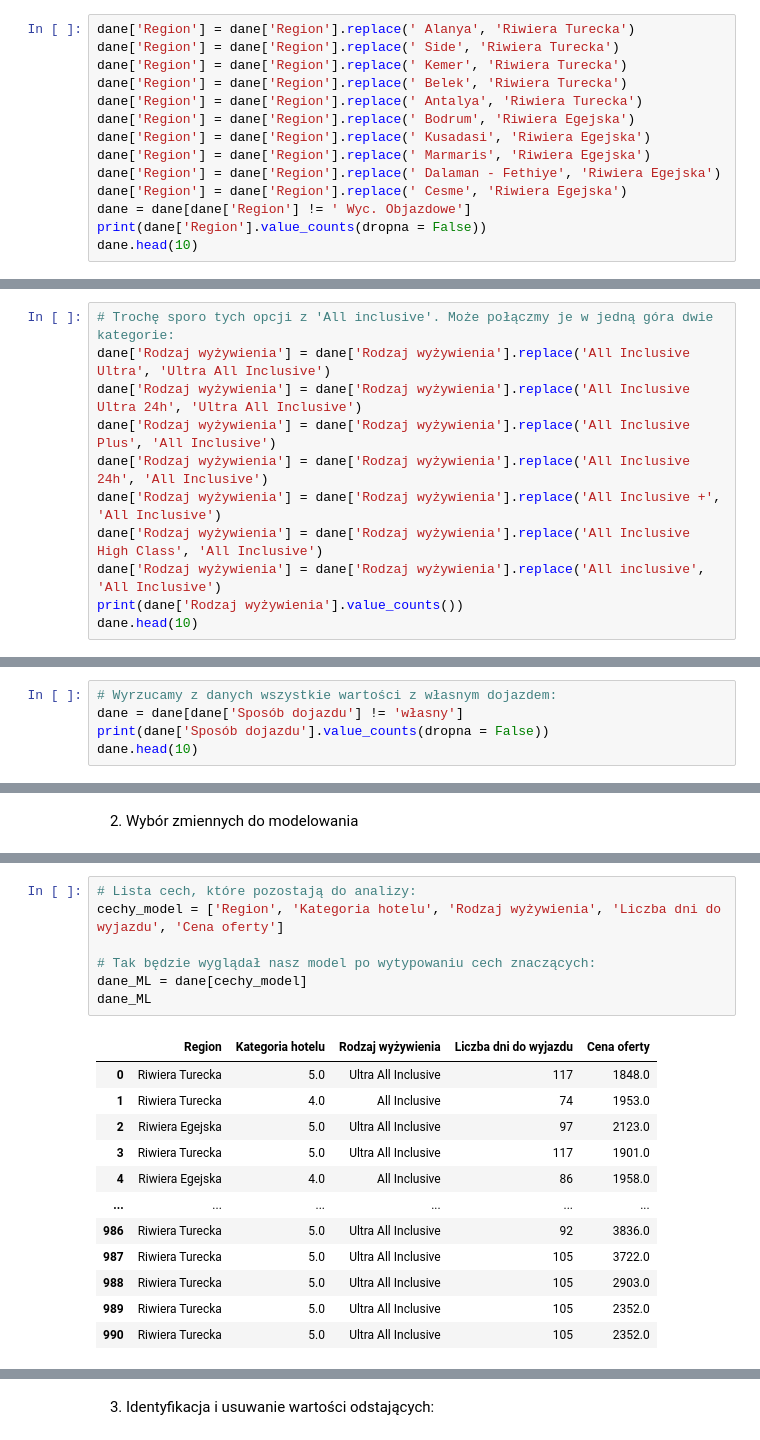
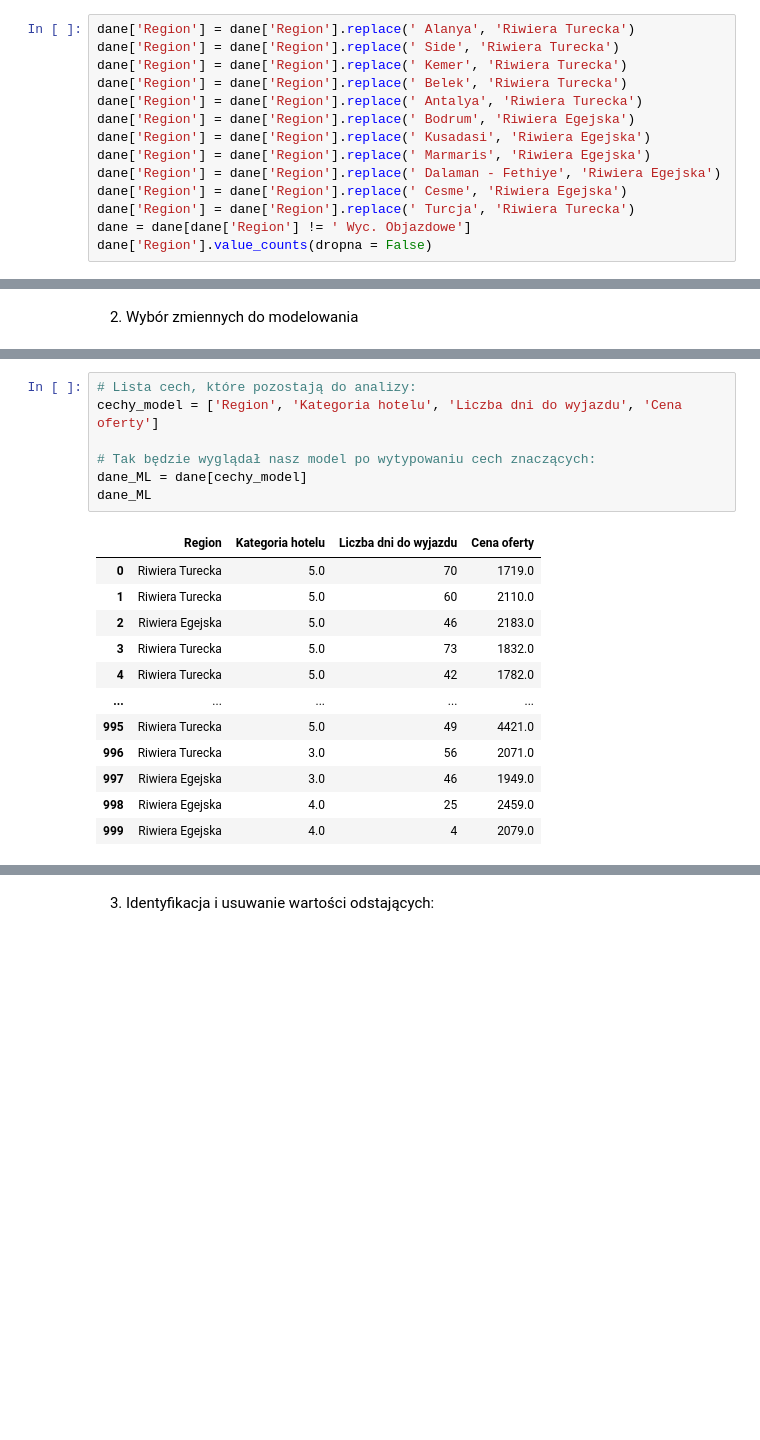
Before and after one commit to RobSpiewakowski/Public_repository, a Jupyter notebook: My_first_ML_project_with_scikit_learn.ipynb, the cells around one changed output, grey strips where cells are left out. Saved outputs shown, nothing was run; the diff lists cells and outputs as text; blank space fills up the shorter version.

```diff
--- a/My_first_ML_project_with_scikit_learn.ipynb
+++ b/My_first_ML_project_with_scikit_learn.ipynb
@@ -299,7 +264,7 @@ dane['Region'] = dane['Region'].replace(' Kusadasi', 'Riwiera Egejska')
 dane['Region'] = dane['Region'].replace(' Marmaris', 'Riwiera Egejska')
 dane['Region'] = dane['Region'].replace(' Dalaman - Fethiye', 'Riwiera Egejska')
 dane['Region'] = dane['Region'].replace(' Cesme', 'Riwiera Egejska')
+dane['Region'] = dane['Region'].replace(' Turcja', 'Riwiera Turecka')
 dane = dane[dane['Region'] != ' Wyc. Objazdowe']
-print(dane['Region'].value_counts(dropna = False))
-dane.head(10)
+dane['Region'].value_counts(dropna = False)
 # %% [output]
@@ -338,11 +273,0 @@ Name: Rodzaj wyżywienia, dtype: int64
-# %%
-# Trochę sporo tych opcji z 'All inclusive'. Może połączmy je w jedną góra dwie kategorie:
-dane['Rodzaj wyżywienia'] = dane['Rodzaj wyżywienia'].replace('All Inclusive Ultra', 'Ultra All Inclusive')
-dane['Rodzaj wyżywienia'] = dane['Rodzaj wyżywienia'].replace('All Inclusive Ultra 24h', 'Ultra All Inclusive')
-dane['Rodzaj wyżywienia'] = dane['Rodzaj wyżywienia'].replace('All Inclusive Plus', 'All Inclusive')
-dane['Rodzaj wyżywienia'] = dane['Rodzaj wyżywienia'].replace('All Inclusive 24h', 'All Inclusive')
-dane['Rodzaj wyżywienia'] = dane['Rodzaj wyżywienia'].replace('All Inclusive +', 'All Inclusive')
-dane['Rodzaj wyżywienia'] = dane['Rodzaj wyżywienia'].replace('All Inclusive High Class', 'All Inclusive')
-dane['Rodzaj wyżywienia'] = dane['Rodzaj wyżywienia'].replace('All inclusive', 'All Inclusive')
-print(dane['Rodzaj wyżywienia'].value_counts())
-dane.head(10)
@@ -376,5 +273,0 @@ Name: Sposób dojazdu, dtype: int64
-# %%
-# Wyrzucamy z danych wszystkie wartości z własnym dojazdem:
-dane = dane[dane['Sposób dojazdu'] != 'własny']
-print(dane['Sposób dojazdu'].value_counts(dropna = False))
-dane.head(10)
@@ -577,21 +400,21 @@ None
 * Liczba dni do wyjazdu - myślę, że ma kluczowe znaczenie, gdyż z okazji 'Last minute' ceny się obniża - zostaje :-)
 # %%
 # Lista cech, które pozostają do analizy:
-cechy_model = ['Region', 'Kategoria hotelu', 'Rodzaj wyżywienia', 'Liczba dni do wyjazdu', 'Cena oferty']
+cechy_model = ['Region', 'Kategoria hotelu', 'Liczba dni do wyjazdu', 'Cena oferty']
 
 # Tak będzie wyglądał nasz model po wytypowaniu cech znaczących:
 dane_ML = dane[cechy_model]
 dane_ML
 # %% [output]
-|  | Region | Kategoria hotelu | Rodzaj wyżywienia | Liczba dni do wyjazdu | Cena oferty |
-| 0 | Riwiera Turecka | 5.0 | Ultra All Inclusive | 117 | 1848.0 |
-| 1 | Riwiera Turecka | 4.0 | All Inclusive | 74 | 1953.0 |
-| 2 | Riwiera Egejska | 5.0 | Ultra All Inclusive | 97 | 2123.0 |
-| 3 | Riwiera Turecka | 5.0 | Ultra All Inclusive | 117 | 1901.0 |
-| 4 | Riwiera Egejska | 4.0 | All Inclusive | 86 | 1958.0 |
-| ... | ... | ... | ... | ... | ... |
-| 986 | Riwiera Turecka | 5.0 | Ultra All Inclusive | 92 | 3836.0 |
-| 987 | Riwiera Turecka | 5.0 | Ultra All Inclusive | 105 | 3722.0 |
-| 988 | Riwiera Turecka | 5.0 | Ultra All Inclusive | 105 | 2903.0 |
-| 989 | Riwiera Turecka | 5.0 | Ultra All Inclusive | 105 | 2352.0 |
-| 990 | Riwiera Turecka | 5.0 | Ultra All Inclusive | 105 | 2352.0 |
+|  | Region | Kategoria hotelu | Liczba dni do wyjazdu | Cena oferty |
+| 0 | Riwiera Turecka | 5.0 | 70 | 1719.0 |
+| 1 | Riwiera Turecka | 5.0 | 60 | 2110.0 |
+| 2 | Riwiera Egejska | 5.0 | 46 | 2183.0 |
+| 3 | Riwiera Turecka | 5.0 | 73 | 1832.0 |
+| 4 | Riwiera Turecka | 5.0 | 42 | 1782.0 |
+| ... | ... | ... | ... | ... |
+| 995 | Riwiera Turecka | 5.0 | 49 | 4421.0 |
+| 996 | Riwiera Turecka | 3.0 | 56 | 2071.0 |
+| 997 | Riwiera Egejska | 3.0 | 46 | 1949.0 |
+| 998 | Riwiera Egejska | 4.0 | 25 | 2459.0 |
+| 999 | Riwiera Egejska | 4.0 | 4 | 2079.0 |
```
Also changed, not shown: parts of 50 cells of this notebook.
